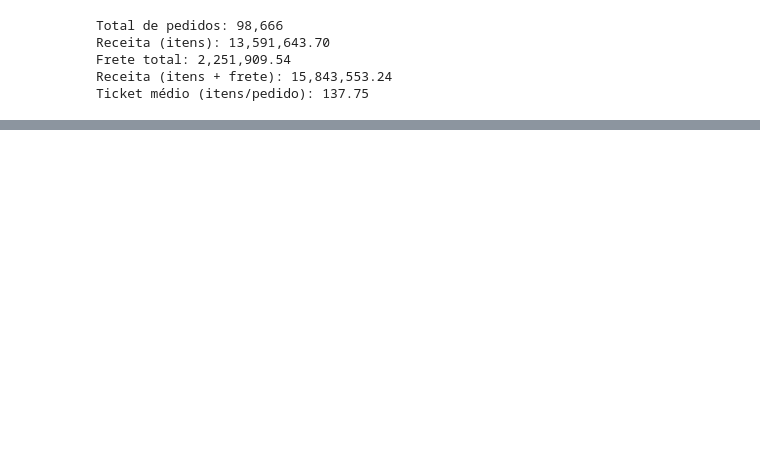
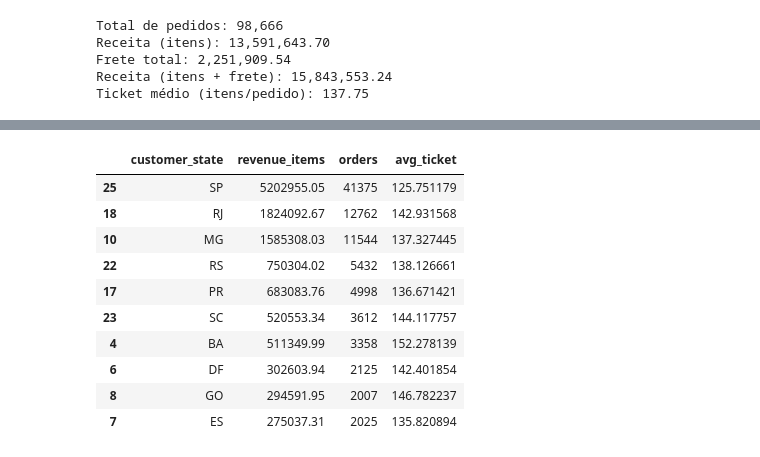
Before and after one commit to moura07/portfolio-analise-dados-ecommerce, a Jupyter notebook: 03_python/01_eda_limpeza.ipynb, the cells around one changed output, grey strips where cells are left out. Cells and saved outputs as stored; diff of their text form; code cells hidden in the pictures; blank space fills up the shorter version.

```diff
--- a/03_python/01_eda_limpeza.ipynb
+++ b/03_python/01_eda_limpeza.ipynb
@@ -31,7 +31,7 @@ import os
 def read_csv_safe(filename: str) -> pd.DataFrame:
   path = os.path.join(DATA_RAW, filename)
   if not os.path.exists(path):
-    raise FileNotFoundError(f"Não encontrei: {path}\nConfira se o arquivo está em /MyDrive/olist_rew/")
+    raise FileNotFoundError(f"Não encontrei: {path}\nConfira se o arquivo está em /MyDrive/olist_raw/")
   df = pd.read_csv(path)
   print(f"OK: {filename} -> {df.shape[0]:,} linhas x {df.shape[1]} colunas")
   return df
@@ -235,0 +246,32 @@ display(kpi_mensal.head())
+# %%
+# KPI por estado
+# Objetivo: Identificar concentração geográfica das vendas
+
+kpi_estado = (
+    df_items
+    .groupby("customer_state", as_index=False)
+    .agg(
+        revenue_items=("price", "sum"),
+        orders=("order_id", "nunique")
+    )
+)
+
+# Ticket médio por estado
+kpi_estado["avg_ticket"] = kpi_estado["revenue_items"] / kpi_estado["orders"]
+
+# Ordenamos por faturamento
+kpi_estado = kpi_estado.sort_values("revenue_items", ascending=False)
+
+display(kpi_estado.head(10))
+# %% [output]
+|  | customer_state | revenue_items | orders | avg_ticket |
+| 25 | SP | 5202955.05 | 41375 | 125.751179 |
+| 18 | RJ | 1824092.67 | 12762 | 142.931568 |
+| 10 | MG | 1585308.03 | 11544 | 137.327445 |
+| 22 | RS | 750304.02 | 5432 | 138.126661 |
+| 17 | PR | 683083.76 | 4998 | 136.671421 |
+| 23 | SC | 520553.34 | 3612 | 144.117757 |
+| 4 | BA | 511349.99 | 3358 | 152.278139 |
+| 6 | DF | 302603.94 | 2125 | 142.401854 |
+| 8 | GO | 294591.95 | 2007 | 146.782237 |
+| 7 | ES | 275037.31 | 2025 | 135.820894 |
```
Also changed, not shown: parts of 4 cells of this notebook.
